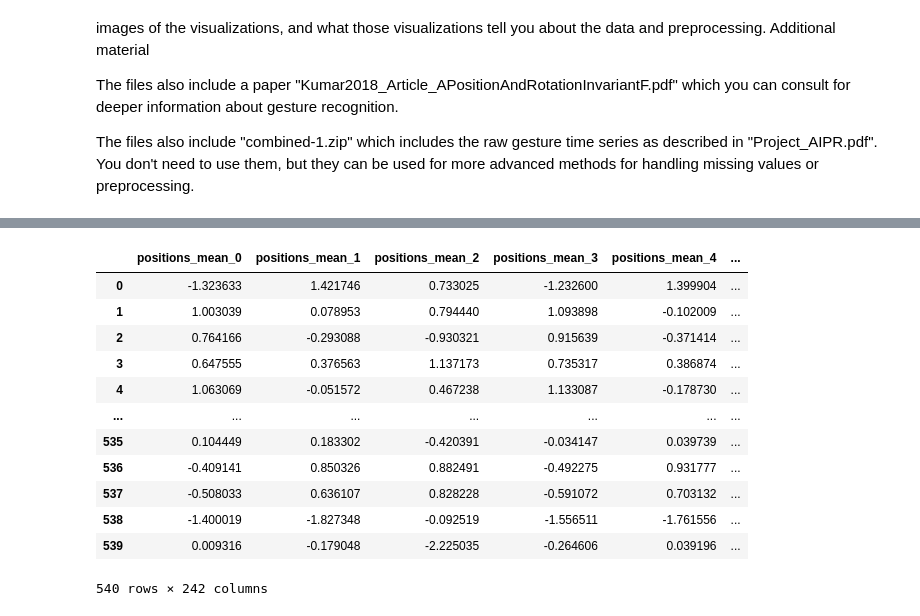
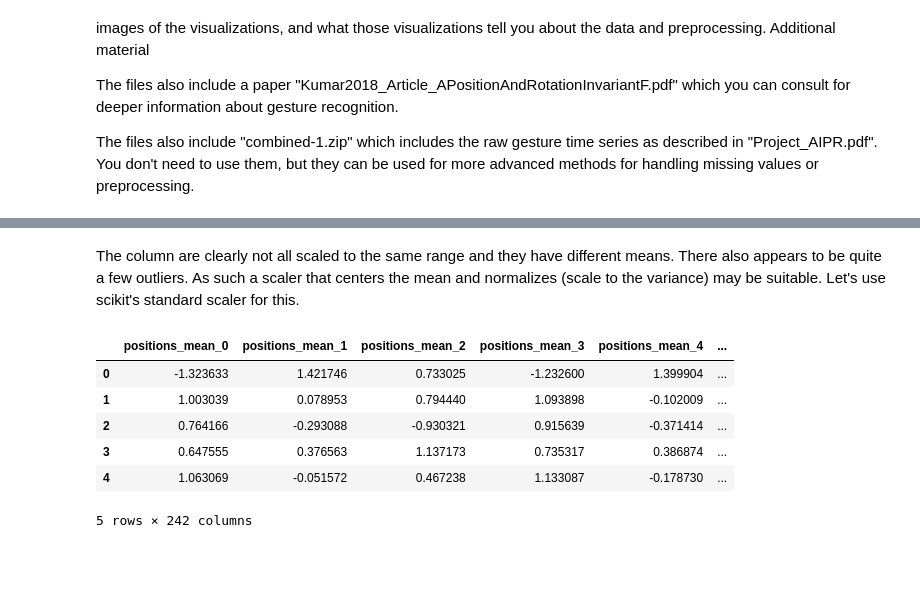
Before and after one commit to viktorparipas92/D7062E-projectgroup-10, a Jupyter notebook: Task1/KÅ/Task1.ipynb, the cells around one changed output, grey strips where cells are left out. Cells and saved outputs as stored; diff of their text form; code cells hidden in the pictures; blank space fills up the shorter version.

```diff
--- a/Task1/KÅ/Task1.ipynb
+++ b/Task1/KÅ/Task1.ipynb
@@ -122,29 +190,20 @@ assert df_train.isnull().sum().sum() == 0
+# %% [markdown]
+The column are clearly not all scaled to the same range and they have different means. There also appears to be quite a few outliers. As such a scaler that centers the mean and normalizes (scale to the variance) may be suitable. Let's use scikit's standard scaler for this.
 # %%
-from sklearn import preprocessing
-import numpy as np
-
-# Scale the dataframe
+# Preprocessing will use the standard scaler in Scikit learn which will normalize the data set (center and scale to the variance)
 def preprocess(df):
 
     scaler = preprocessing.StandardScaler()
-    #scaler = preprocessing.MinMaxScaler()
     scaled_values = scaler.fit_transform(df.values)
-    #scaled_values = scaled_values.astype(np.float32)
     return pd.DataFrame(scaled_values)
 
 df_train[train_feature_columns] = preprocess(df_train[train_feature_columns])
-df_train
+df_train.head()
 # %% [output]
 |  | positions_mean_0 | positions_mean_1 | positions_mean_2 | positions_mean_3 | positions_mean_4 | ... |
 | 0 | -1.323633 | 1.421746 | 0.733025 | -1.232600 | 1.399904 | ... |
 | 1 | 1.003039 | 0.078953 | 0.794440 | 1.093898 | -0.102009 | ... |
 | 2 | 0.764166 | -0.293088 | -0.930321 | 0.915639 | -0.371414 | ... |
 | 3 | 0.647555 | 0.376563 | 1.137173 | 0.735317 | 0.386874 | ... |
 | 4 | 1.063069 | -0.051572 | 0.467238 | 1.133087 | -0.178730 | ... |
-| ... | ... | ... | ... | ... | ... | ... |
-| 535 | 0.104449 | 0.183302 | -0.420391 | -0.034147 | 0.039739 | ... |
-| 536 | -0.409141 | 0.850326 | 0.882491 | -0.492275 | 0.931777 | ... |
-| 537 | -0.508033 | 0.636107 | 0.828228 | -0.591072 | 0.703132 | ... |
-| 538 | -1.400019 | -1.827348 | -0.092519 | -1.556511 | -1.761556 | ... |
-| 539 | 0.009316 | -0.179048 | -2.225035 | -0.264606 | 0.039196 | ... |
-540 rows × 242 columns
+5 rows × 242 columns
```
Also changed, not shown: parts of 23 cells of this notebook, 2 other files.
